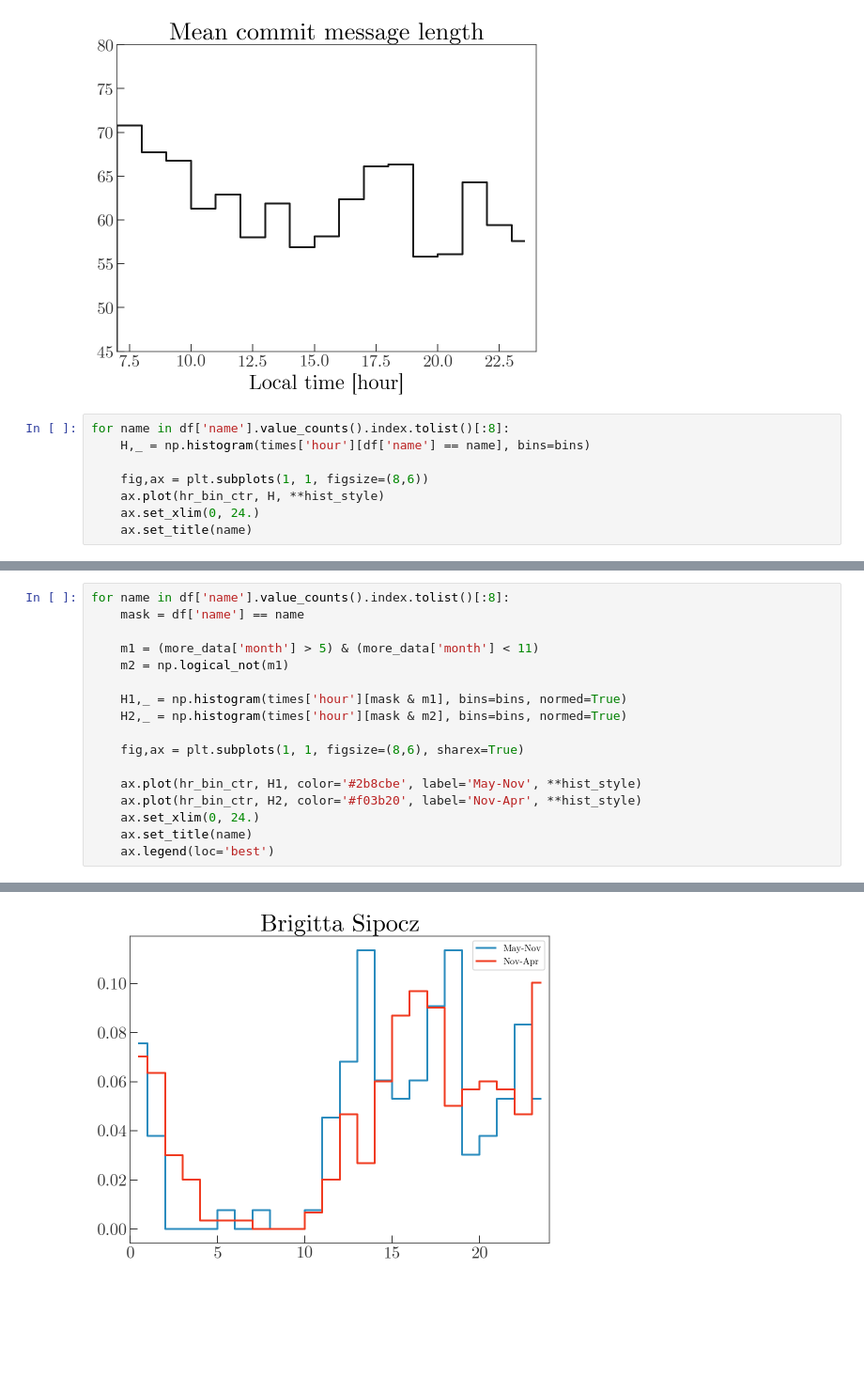
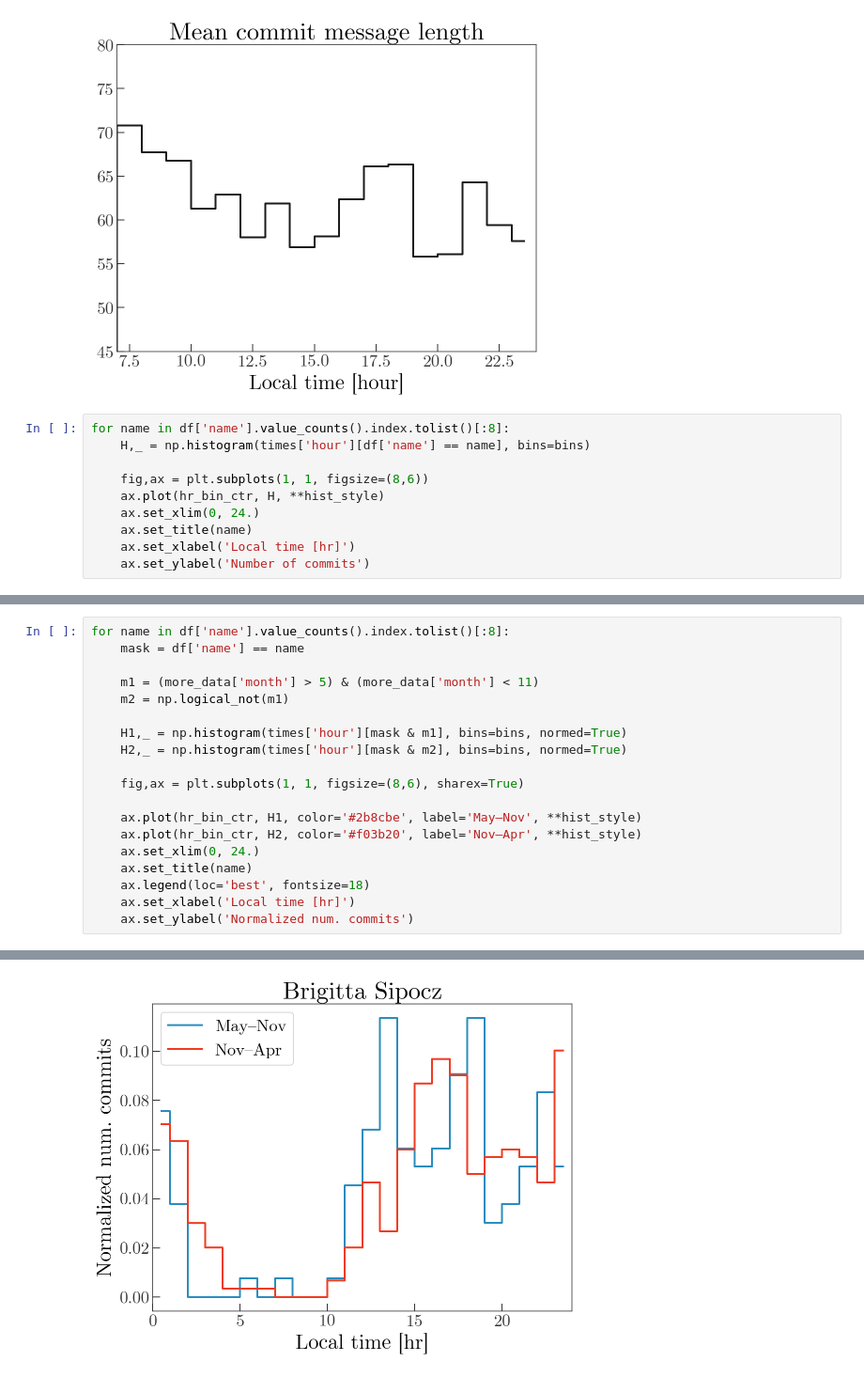
Before and after one commit to adrn/rereadthedocs, a Jupyter notebook: notebooks/Astropy commit statistics.ipynb, the cells around one changed output, grey strips where cells are left out. Shown at 94% size. Saved outputs shown, nothing was run; the diff lists cells and outputs as text; blank space fills up the shorter version.

```diff
--- a/notebooks/Astropy commit statistics.ipynb
+++ b/notebooks/Astropy commit statistics.ipynb
@@ -80,4 +80,6 @@ for name in df['name'].value_counts().index.tolist()[:8]:
     ax.plot(hr_bin_ctr, H, **hist_style)
     ax.set_xlim(0, 24.)
     ax.set_title(name)
+    ax.set_xlabel('Local time [hr]')
+    ax.set_ylabel('Number of commits')
 # %% [output]
@@ -101,9 +103,11 @@ for name in df['name'].value_counts().index.tolist()[:8]:
 
     fig,ax = plt.subplots(1, 1, figsize=(8,6), sharex=True)
 
-    ax.plot(hr_bin_ctr, H1, color='#2b8cbe', label='May-Nov', **hist_style)
-    ax.plot(hr_bin_ctr, H2, color='#f03b20', label='Nov-Apr', **hist_style)
+    ax.plot(hr_bin_ctr, H1, color='#2b8cbe', label='May–Nov', **hist_style)
+    ax.plot(hr_bin_ctr, H2, color='#f03b20', label='Nov–Apr', **hist_style)
     ax.set_xlim(0, 24.)
     ax.set_title(name)
-    ax.legend(loc='best')
+    ax.legend(loc='best', fontsize=18)
+    ax.set_xlabel('Local time [hr]')
+    ax.set_ylabel('Normalized num. commits')
 # %% [output]
@@ -116 +120 @@ for name in df['name'].value_counts().index.tolist()[:8]:
-[figure, old version]
+[figure, new version]
```
Also changed, not shown: parts of 2 cells of this notebook.
